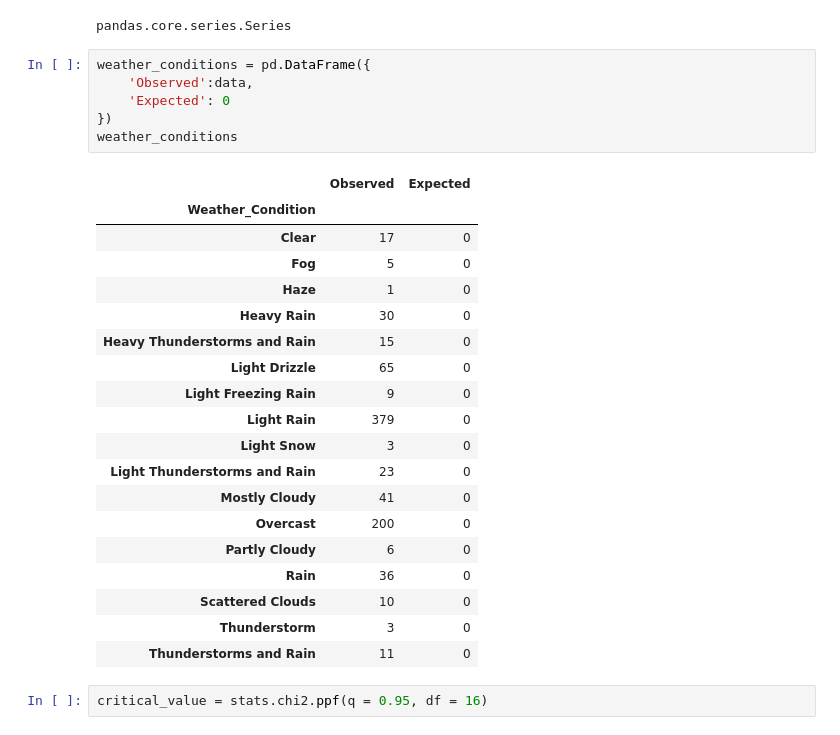
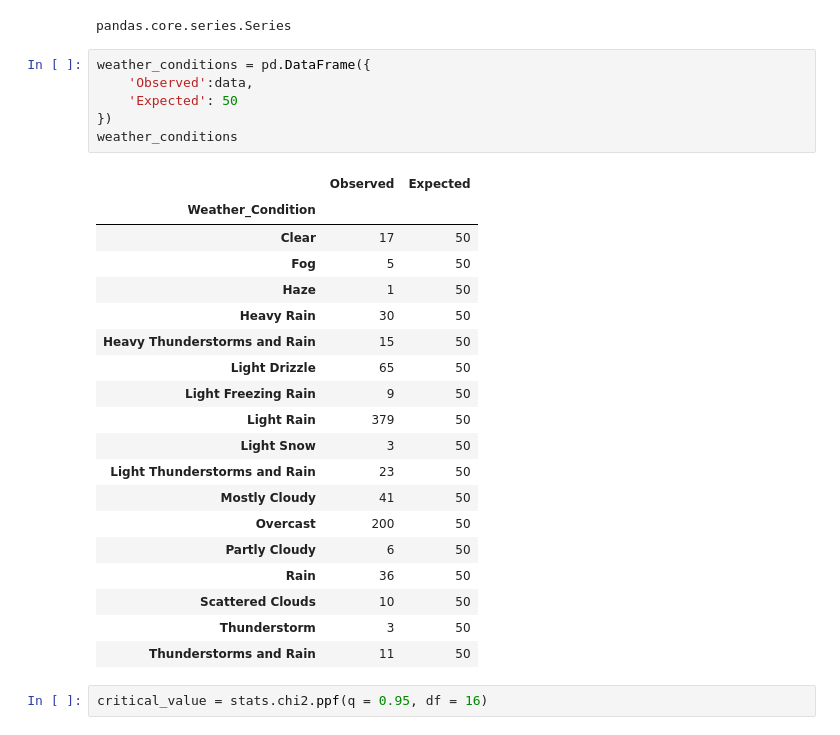
Before and after one commit to Corters22/Traffic_Data_in_San_Antonio, a Jupyter notebook: Question_2/SA_weather_conditions.ipynb, the cells around one changed output. Drawn from its saved outputs; the diff is of its cells as text.

```diff
--- a/Question_2/SA_weather_conditions.ipynb
+++ b/Question_2/SA_weather_conditions.ipynb
@@ -195,29 +200,29 @@ pandas.core.series.Series
 # %%
 weather_conditions = pd.DataFrame({
     'Observed':data,
-    'Expected': 0
+    'Expected': 50
 })
 weather_conditions
 # %% [output]
 |  | Observed | Expected |
 | Weather_Condition |  |  |
-| Clear | 17 | 0 |
-| Fog | 5 | 0 |
-| Haze | 1 | 0 |
-| Heavy Rain | 30 | 0 |
-| Heavy Thunderstorms and Rain | 15 | 0 |
-| Light Drizzle | 65 | 0 |
-| Light Freezing Rain | 9 | 0 |
-| Light Rain | 379 | 0 |
-| Light Snow | 3 | 0 |
-| Light Thunderstorms and Rain | 23 | 0 |
-| Mostly Cloudy | 41 | 0 |
-| Overcast | 200 | 0 |
-| Partly Cloudy | 6 | 0 |
-| Rain | 36 | 0 |
-| Scattered Clouds | 10 | 0 |
-| Thunderstorm | 3 | 0 |
-| Thunderstorms and Rain | 11 | 0 |
+| Clear | 17 | 50 |
+| Fog | 5 | 50 |
+| Haze | 1 | 50 |
+| Heavy Rain | 30 | 50 |
+| Heavy Thunderstorms and Rain | 15 | 50 |
+| Light Drizzle | 65 | 50 |
+| Light Freezing Rain | 9 | 50 |
+| Light Rain | 379 | 50 |
+| Light Snow | 3 | 50 |
+| Light Thunderstorms and Rain | 23 | 50 |
+| Mostly Cloudy | 41 | 50 |
+| Overcast | 200 | 50 |
+| Partly Cloudy | 6 | 50 |
+| Rain | 36 | 50 |
+| Scattered Clouds | 10 | 50 |
+| Thunderstorm | 3 | 50 |
+| Thunderstorms and Rain | 11 | 50 |
 # %%
 critical_value = stats.chi2.ppf(q = 0.95, df = 16)
 # %%
```
Also changed, not shown: parts of 29 cells of this notebook, 4 other files.
